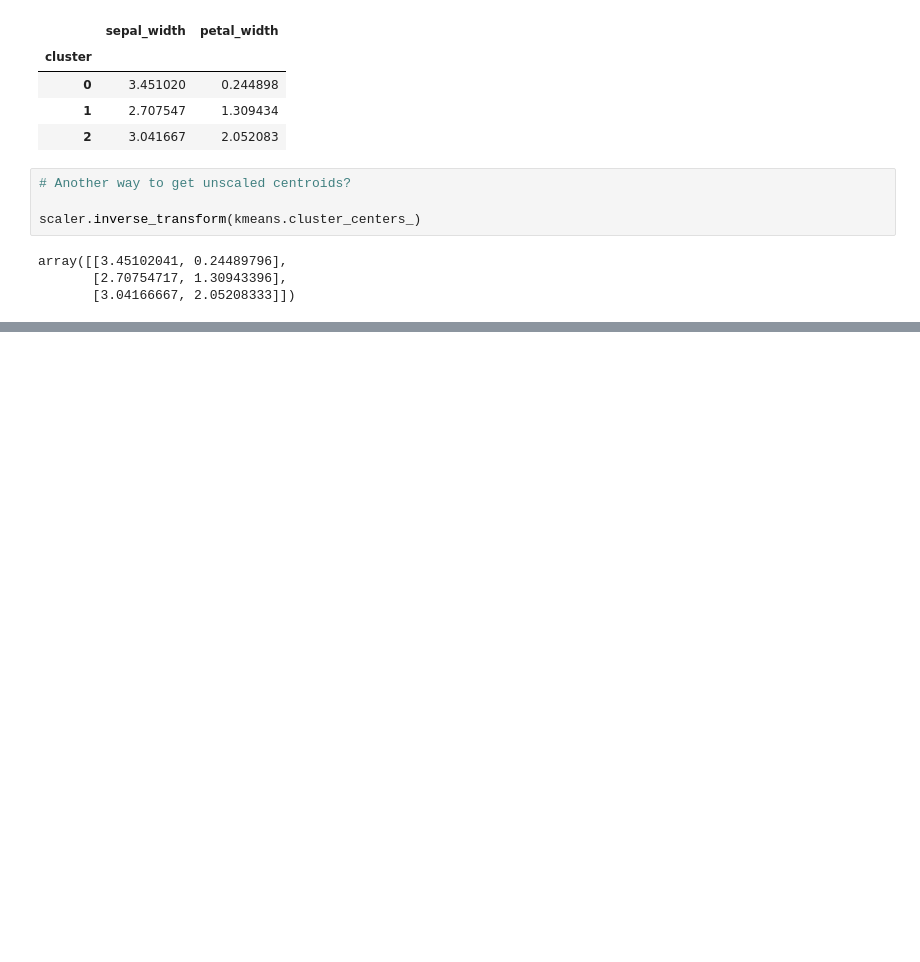
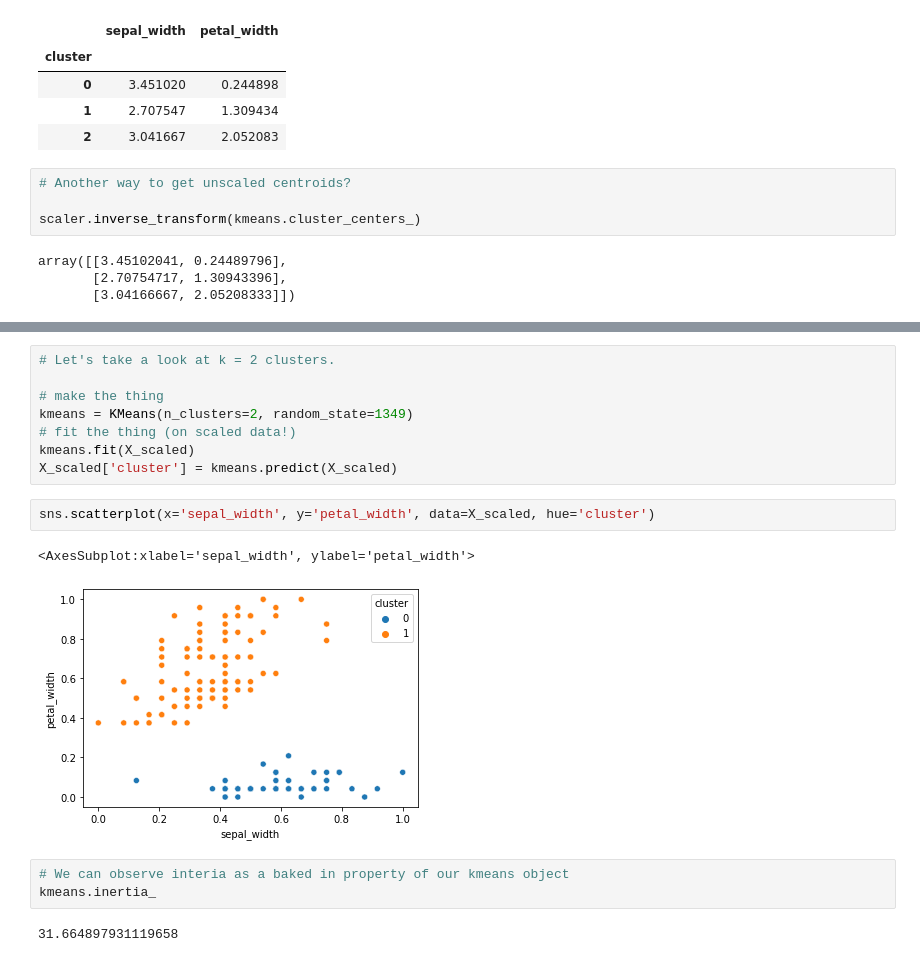
Before and after one commit to randyfrench/clustering-exercises, a Jupyter notebook: modeling.ipynb, the cells around one changed output, grey strips where cells are left out. Saved outputs shown, nothing was run; the diff lists cells and outputs as text; blank space fills up the shorter version.

```diff
--- a/modeling.ipynb
+++ b/modeling.ipynb
@@ -156,0 +193,18 @@ array([[3.45102041, 0.24489796],
+# %%
+# Let's take a look at k = 2 clusters.
+
+# make the thing
+kmeans = KMeans(n_clusters=2, random_state=1349)
+# fit the thing (on scaled data!)
+kmeans.fit(X_scaled)
+X_scaled['cluster'] = kmeans.predict(X_scaled)
+# %%
+sns.scatterplot(x='sepal_width', y='petal_width', data=X_scaled, hue='cluster')
+# %% [output]
+<AxesSubplot:xlabel='sepal_width', ylabel='petal_width'>
+[figure, added]
+# %%
+# We can observe interia as a baked in property of our kmeans object
+kmeans.inertia_
+# %% [output]
+31.664897931119658
```
Also changed, not shown: parts of 13 cells of this notebook, 1 other file.
